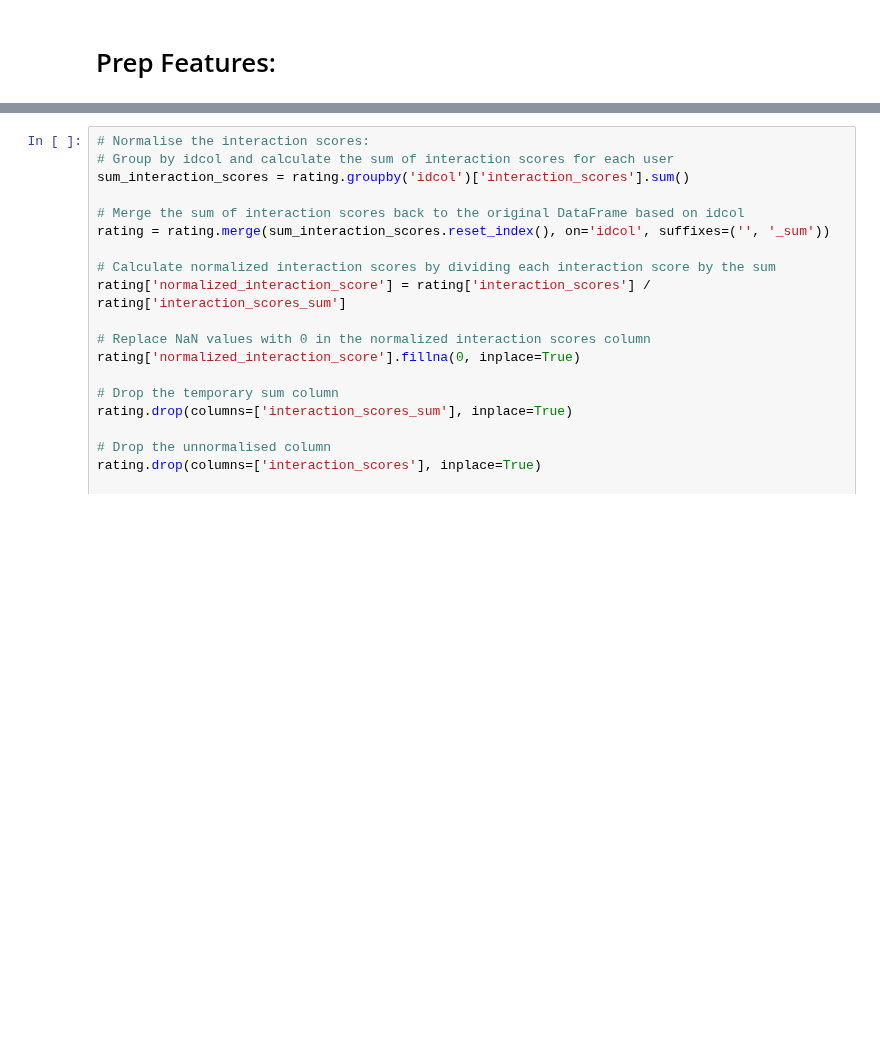
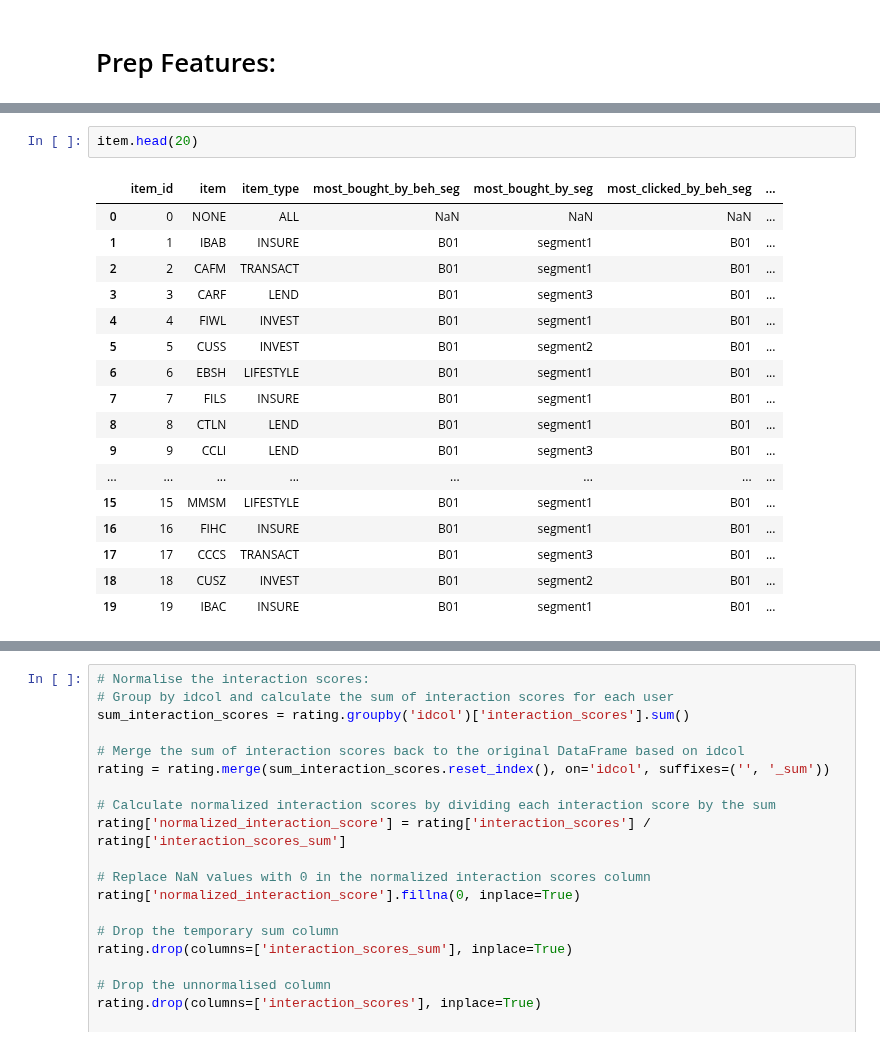
Before and after one commit to lizesteyn/FNBdataquest, a Jupyter notebook: LightFM_2.ipynb, the cells around one changed output, grey strips where cells are left out. Saved outputs shown, nothing was run; the diff lists cells and outputs as text; blank space fills up the shorter version.

```diff
--- a/LightFM_2.ipynb
+++ b/LightFM_2.ipynb
@@ -612,0 +706,20 @@ rating.head(20)
+# %%
+item.head(20)
+# %% [output]
+|  | item_id | item | item_type | most_bought_by_beh_seg | most_bought_by_seg | most_clicked_by_beh_seg | ... |
+| 0 | 0 | NONE | ALL | NaN | NaN | NaN | ... |
+| 1 | 1 | IBAB | INSURE | B01 | segment1 | B01 | ... |
+| 2 | 2 | CAFM | TRANSACT | B01 | segment1 | B01 | ... |
+| 3 | 3 | CARF | LEND | B01 | segment3 | B01 | ... |
+| 4 | 4 | FIWL | INVEST | B01 | segment1 | B01 | ... |
+| 5 | 5 | CUSS | INVEST | B01 | segment2 | B01 | ... |
+| 6 | 6 | EBSH | LIFESTYLE | B01 | segment1 | B01 | ... |
+| 7 | 7 | FILS | INSURE | B01 | segment1 | B01 | ... |
+| 8 | 8 | CTLN | LEND | B01 | segment1 | B01 | ... |
+| 9 | 9 | CCLI | LEND | B01 | segment3 | B01 | ... |
+| ... | ... | ... | ... | ... | ... | ... | ... |
+| 15 | 15 | MMSM | LIFESTYLE | B01 | segment1 | B01 | ... |
+| 16 | 16 | FIHC | INSURE | B01 | segment1 | B01 | ... |
+| 17 | 17 | CCCS | TRANSACT | B01 | segment3 | B01 | ... |
+| 18 | 18 | CUSZ | INVEST | B01 | segment2 | B01 | ... |
+| 19 | 19 | IBAC | INSURE | B01 | segment1 | B01 | ... |
```
Also changed, not shown: parts of 23 cells of this notebook.
